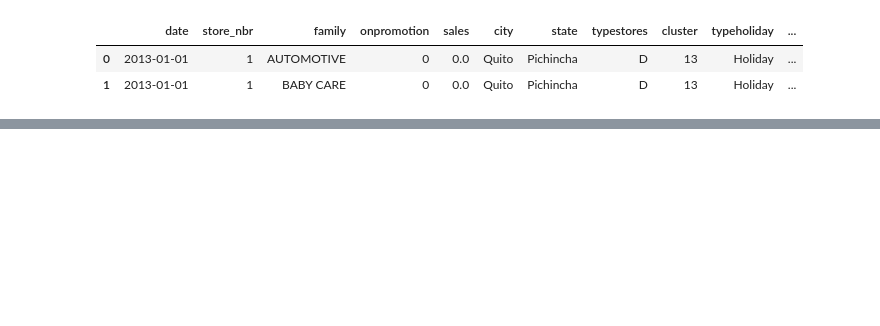
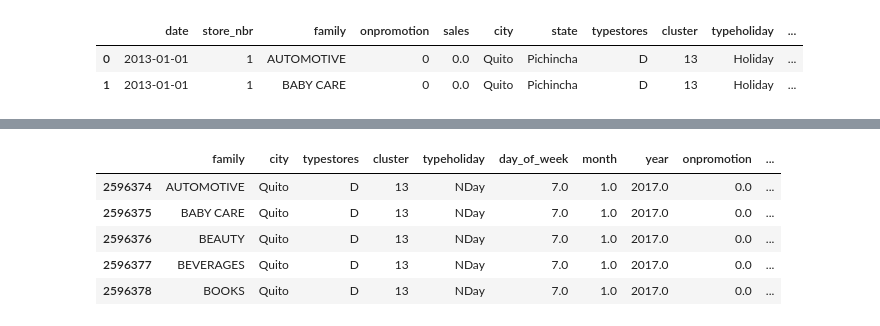
Before and after one commit to ikarioh/competiton_kaggle, a Jupyter notebook: 03_xgboos1.ipynb, the cells around one changed output, grey strips where cells are left out. Saved outputs shown, nothing was run; the diff lists cells and outputs as text; code cells hidden in the pictures; blank space fills up the shorter version.

```diff
--- a/03_xgboos1.ipynb
+++ b/03_xgboos1.ipynb
@@ -52,0 +150,9 @@ train_merged.head(2)
+# %%
+X_valid.head()
+# %% [output]
+|  | family | city | typestores | cluster | typeholiday | day_of_week | month | year | onpromotion | ... |
+| 2596374 | AUTOMOTIVE | Quito | D | 13 | NDay | 7.0 | 1.0 | 2017.0 | 0.0 | ... |
+| 2596375 | BABY CARE | Quito | D | 13 | NDay | 7.0 | 1.0 | 2017.0 | 0.0 | ... |
+| 2596376 | BEAUTY | Quito | D | 13 | NDay | 7.0 | 1.0 | 2017.0 | 0.0 | ... |
+| 2596377 | BEVERAGES | Quito | D | 13 | NDay | 7.0 | 1.0 | 2017.0 | 0.0 | ... |
+| 2596378 | BOOKS | Quito | D | 13 | NDay | 7.0 | 1.0 | 2017.0 | 0.0 | ... |
```
Also changed, not shown: parts of 23 cells of this notebook.
